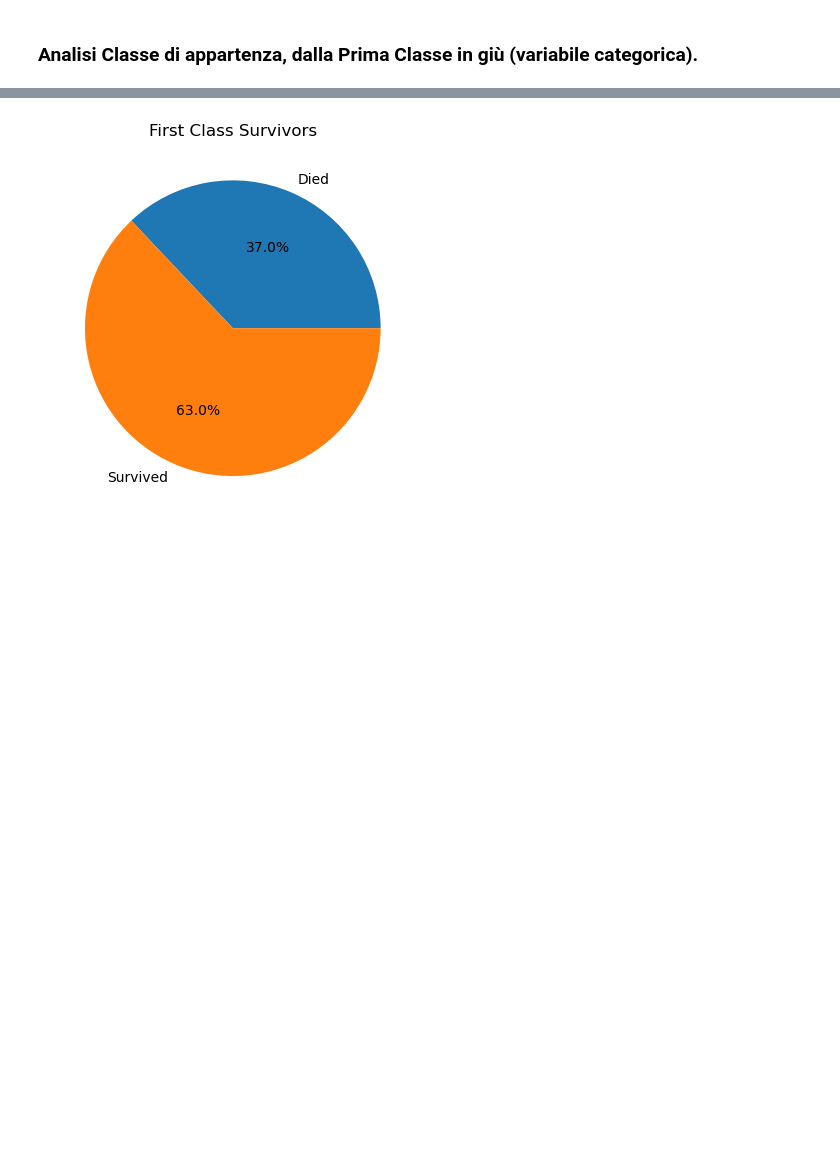
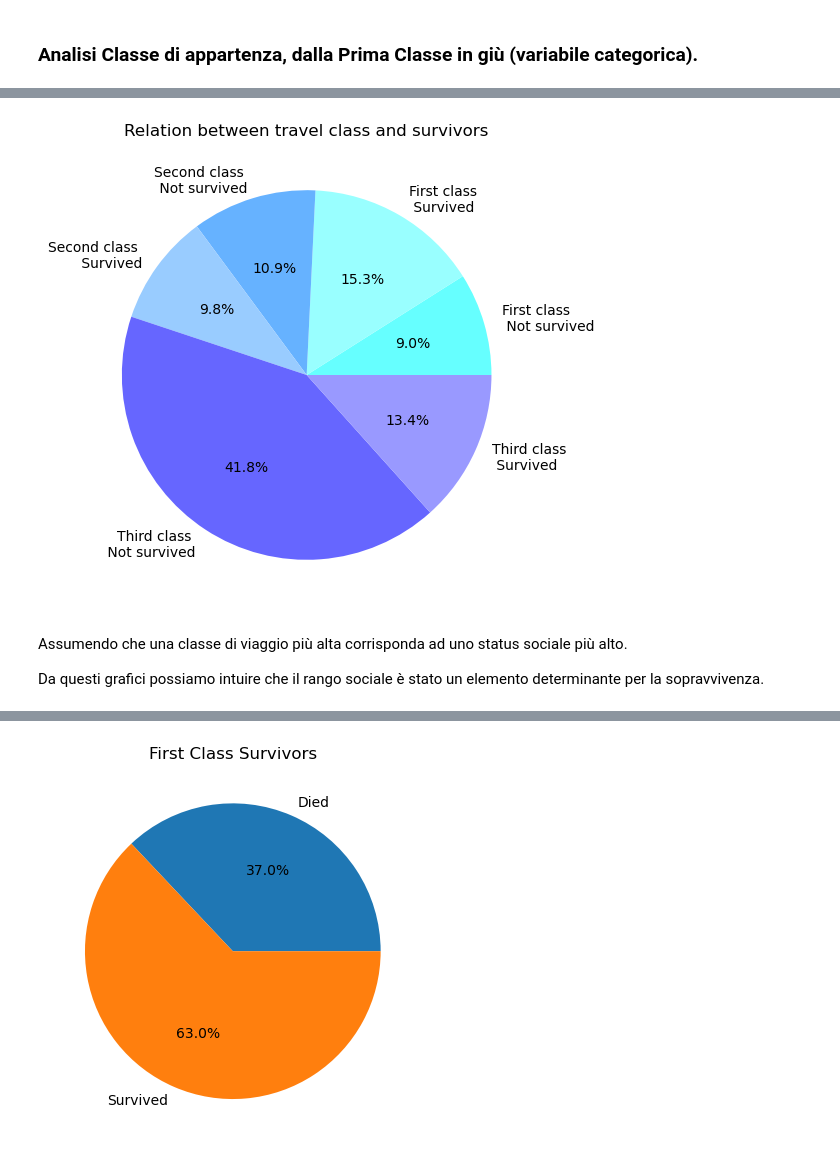
Before and after one commit to davidedigrande/titanic-dataset-eda, a Jupyter notebook: notebook.ipynb, the cells around one changed output, grey strips where cells are left out. Saved outputs shown, nothing was run; the diff lists cells and outputs as text; code cells hidden in the pictures; blank space fills up the shorter version.

```diff
--- a/notebook.ipynb
+++ b/notebook.ipynb
@@ -190,2 +224,41 @@ Analizziamo un altro tipo di variabile.
+# %%
+# Create a pivot table to aggregate data by Pclass and survived
+pivot_data = df.pivot_table(index='Pclass', columns='Survived', aggfunc='size')
+
+pivot_data.index = ["First class", "Second class", "Third class"]
+pivot_data.columns = ["Not survived", "Survived"]
+
+
+# Flatten the pivot table into a single series
+flat_data = pivot_data.stack()
+
+# Create a new DataFrame with the flat data and labels
+flat_df = pd.DataFrame({'Category': flat_data.index, 'Count': flat_data.values})
+
+# Plot the flat pie chart
+plt.figure(figsize=(6, 6))
+plt.pie(
+    flat_df['Count'],
+    #labels=flat_df['Category'],
+    labels=[
+        "First class \n Not survived",
+        "First class \n Survived",
+        "Second class \n Not survived",
+        "Second class \n Survived",
+        "Third class \n Not survived",
+        "Third class \n Survived"],
+    autopct='%1.1f%%',
+    colors= [first_class_colors[0],first_class_colors[1],
+             second_class_colors[0], second_class_colors[1],
+             third_class_colors[0], third_class_colors[1]])
+
+plt.title('Relation between travel class and survivors')
+plt.show()
+# %% [output]
+[figure, added]
+# %% [markdown]
+Assumendo che una classe di viaggio più alta corrisponda ad uno status sociale più alto.
+
+Da questi grafici possiamo intuire che il rango sociale è stato un elemento determinante per la sopravvivenza.
 # %%
 class_survived = df.groupby(by=['Pclass', 'Survived'])['Survived'].count()
```
Also changed, not shown: parts of 7 cells of this notebook.
